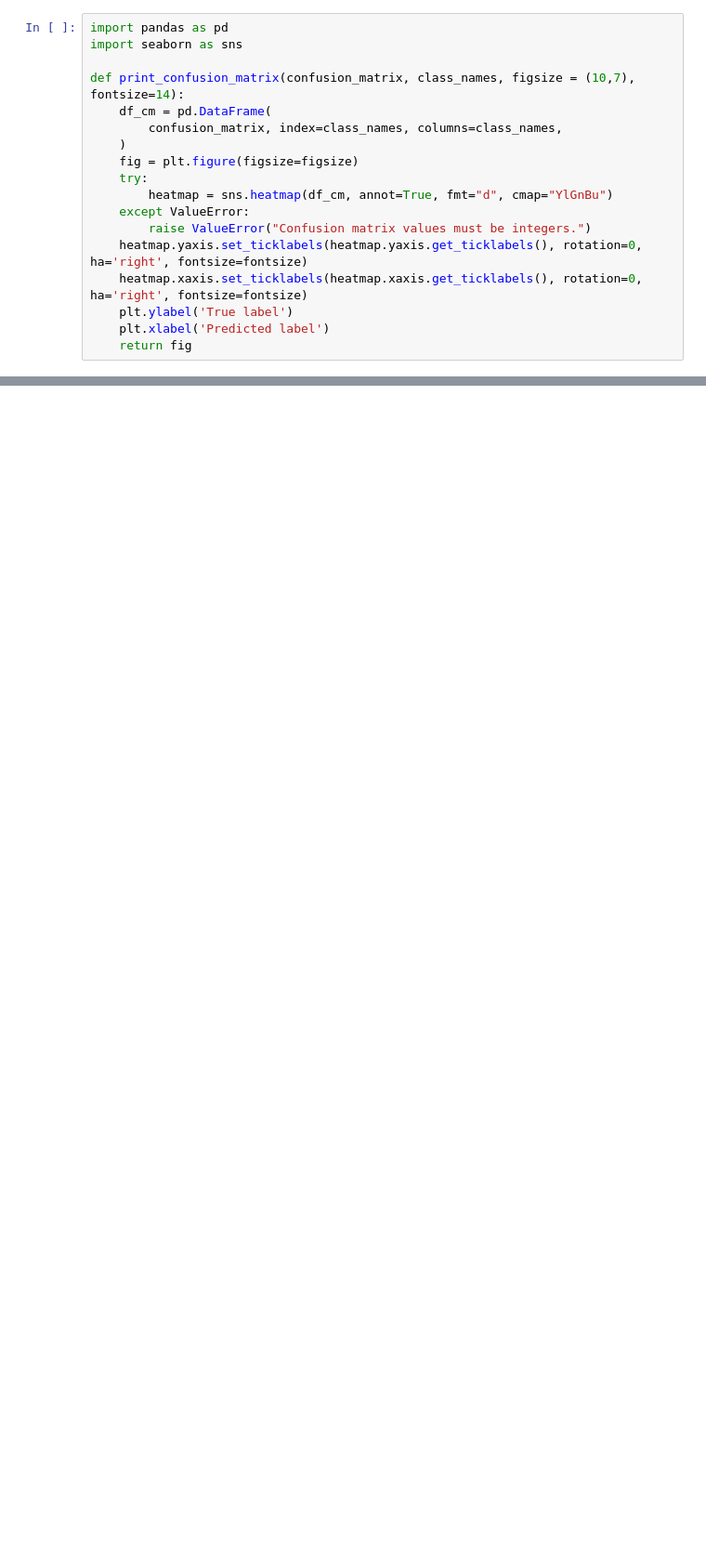
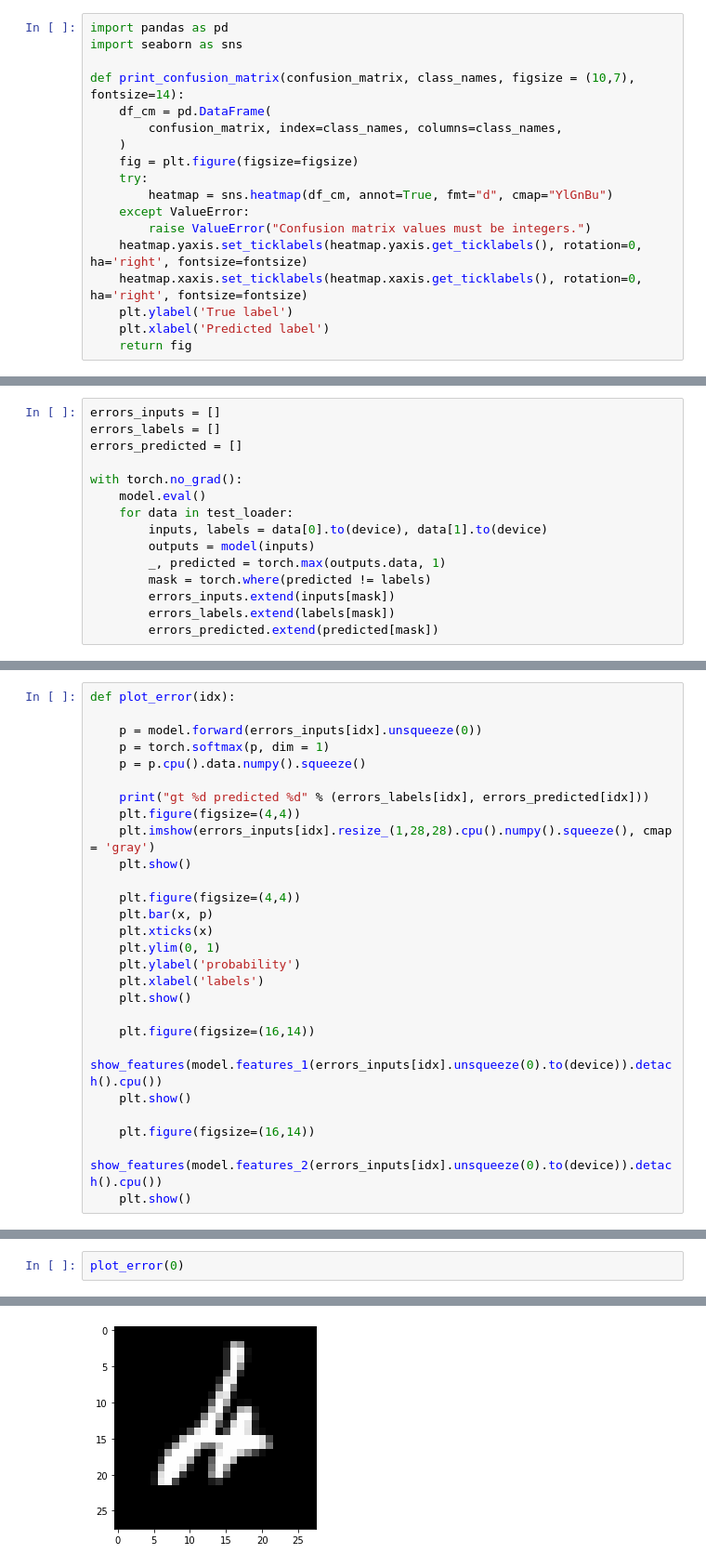
Before and after one commit to julia-komleva/dl, a Jupyter notebook: 1-MNIST-LeNet5/1-MNIST-LeNet5.ipynb, the cells around one changed output, grey strips where cells are left out. Shown at 93% size. Cells and saved outputs as stored; diff of their text form; blank space fills up the shorter version.

```diff
--- a/1-MNIST-LeNet5/1-MNIST-LeNet5.ipynb
+++ b/1-MNIST-LeNet5/1-MNIST-LeNet5.ipynb
@@ -467,0 +476,15 @@ fig = print_confusion_matrix(confusion_matrix, ['0', '1', '2', '3', '4', '5', '6
+# %%
+errors_inputs = []
+errors_labels = []
+errors_predicted = []
+
+with torch.no_grad():
+    model.eval()
+    for data in test_loader:
+        inputs, labels = data[0].to(device), data[1].to(device)
+        outputs = model(inputs)
+        _, predicted = torch.max(outputs.data, 1)
+        mask = torch.where(predicted != labels)
+        errors_inputs.extend(inputs[mask])
+        errors_labels.extend(labels[mask])
+        errors_predicted.extend(predicted[mask])
@@ -467,0 +495,27 @@ fig = print_confusion_matrix(confusion_matrix, ['0', '1', '2', '3', '4', '5', '6
+# %%
+def plot_error(idx):
+
+    p = model.forward(errors_inputs[idx].unsqueeze(0))
+    p = torch.softmax(p, dim = 1)
+    p = p.cpu().data.numpy().squeeze()
+
+    print("gt %d predicted %d" % (errors_labels[idx], errors_predicted[idx]))
+    plt.figure(figsize=(4,4))
+    plt.imshow(errors_inputs[idx].resize_(1,28,28).cpu().numpy().squeeze(), cmap = 'gray')
+    plt.show()
+
+    plt.figure(figsize=(4,4))
+    plt.bar(x, p)
+    plt.xticks(x)
+    plt.ylim(0, 1)
+    plt.ylabel('probability')
+    plt.xlabel('labels')
+    plt.show()
+
+    plt.figure(figsize=(16,14))
+    show_features(model.features_1(errors_inputs[idx].unsqueeze(0).to(device)).detach().cpu())
+    plt.show()
+
+    plt.figure(figsize=(16,14))
+    show_features(model.features_2(errors_inputs[idx].unsqueeze(0).to(device)).detach().cpu())
+    plt.show()
@@ -467,0 +524,3 @@ fig = print_confusion_matrix(confusion_matrix, ['0', '1', '2', '3', '4', '5', '6
+# %%
+plot_error(0)
+# %% [output]
@@ -467,0 +528 @@ fig = print_confusion_matrix(confusion_matrix, ['0', '1', '2', '3', '4', '5', '6
+[figure, added]
```
Also changed, not shown: parts of 36 cells of this notebook, 10 other files.
